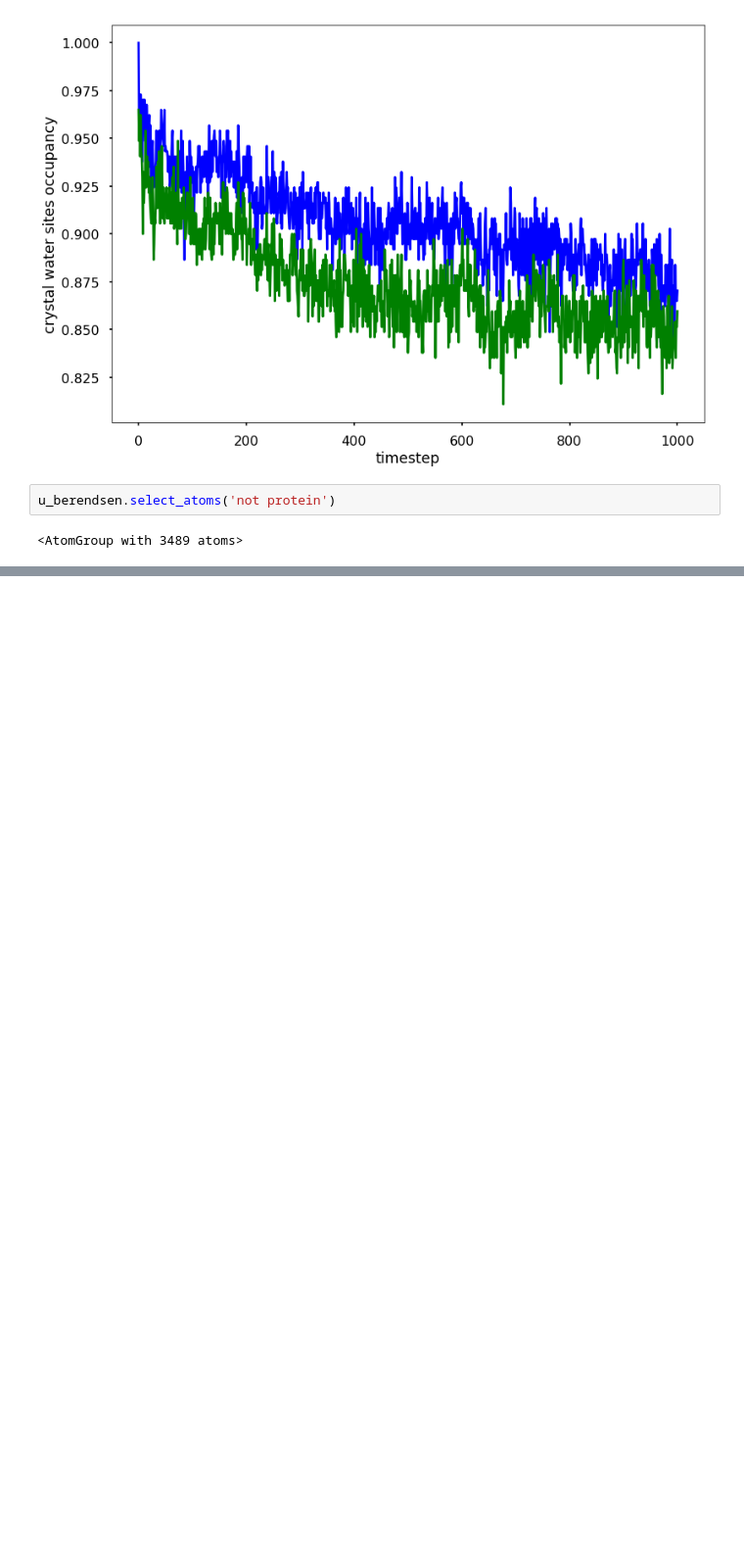
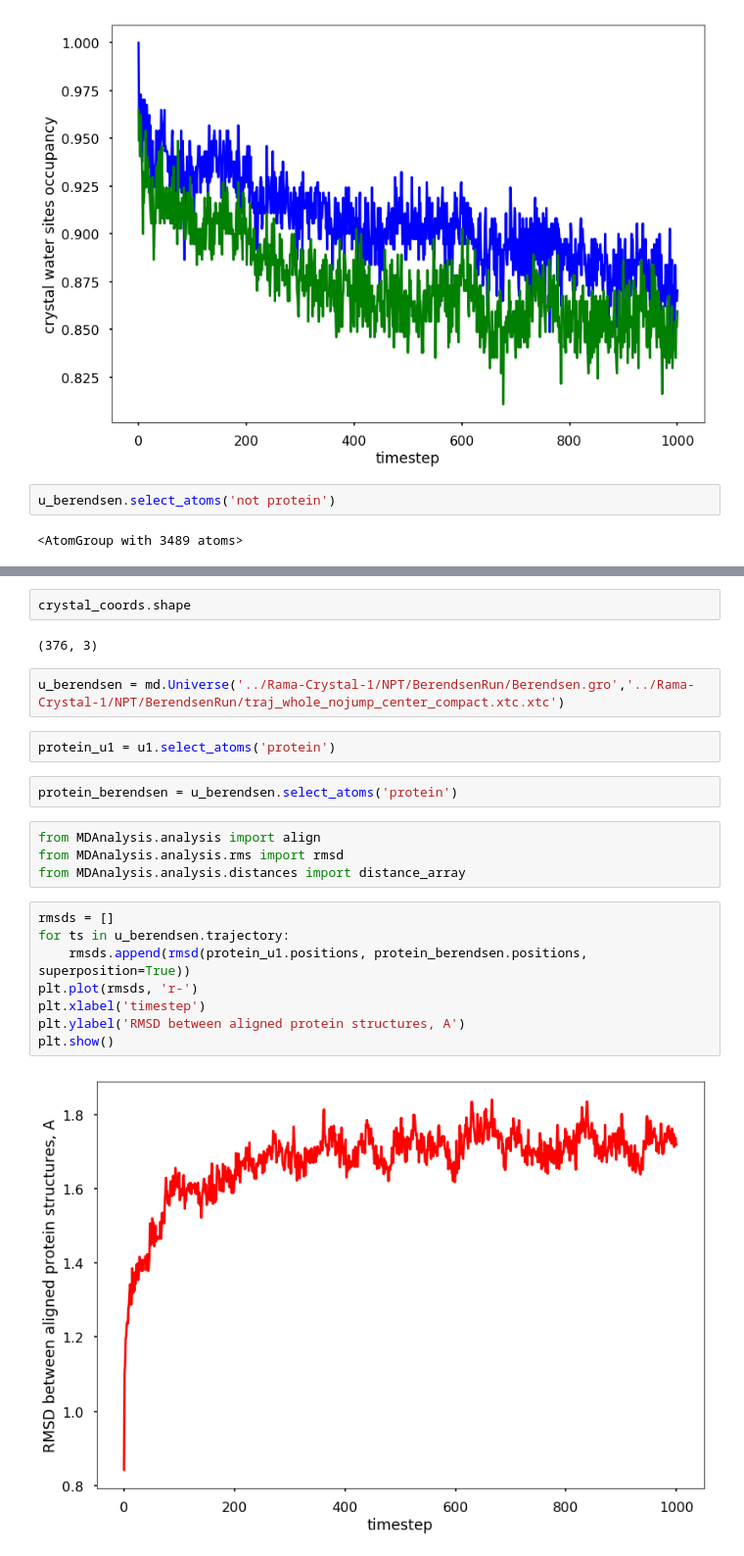
Before and after one commit to klyshko/EFX-project, a Jupyter notebook: crystal_water.ipynb, the cells around one changed output, grey strips where cells are left out. Shown at 98% size. Drawn from its saved outputs; the diff is of its cells as text; blank space fills up the shorter version.

Commit message:
Implemented alignment of the  initial structure to the protein in dynamics

```diff
--- a/crystal_water.ipynb
+++ b/crystal_water.ipynb
@@ -277,0 +274,24 @@ u_berendsen.select_atoms('not protein')
+# %%
+crystal_coords.shape
+# %% [output]
+(376, 3)
+# %%
+u_berendsen = md.Universe('../Rama-Crystal-1/NPT/BerendsenRun/Berendsen.gro','../Rama-Crystal-1/NPT/BerendsenRun/traj_whole_nojump_center_compact.xtc.xtc')
+# %%
+protein_u1 = u1.select_atoms('protein')
+# %%
+protein_berendsen = u_berendsen.select_atoms('protein')
+# %%
+from MDAnalysis.analysis import align
+from MDAnalysis.analysis.rms import rmsd
+from MDAnalysis.analysis.distances import distance_array
+# %%
+rmsds = []
+for ts in u_berendsen.trajectory:
+    rmsds.append(rmsd(protein_u1.positions, protein_berendsen.positions, superposition=True))
+plt.plot(rmsds, 'r-')
+plt.xlabel('timestep')
+plt.ylabel('RMSD between aligned protein structures, A')
+plt.show()
+# %% [output]
+[figure, added]
```
Also changed, not shown: parts of 9 cells of this notebook.
